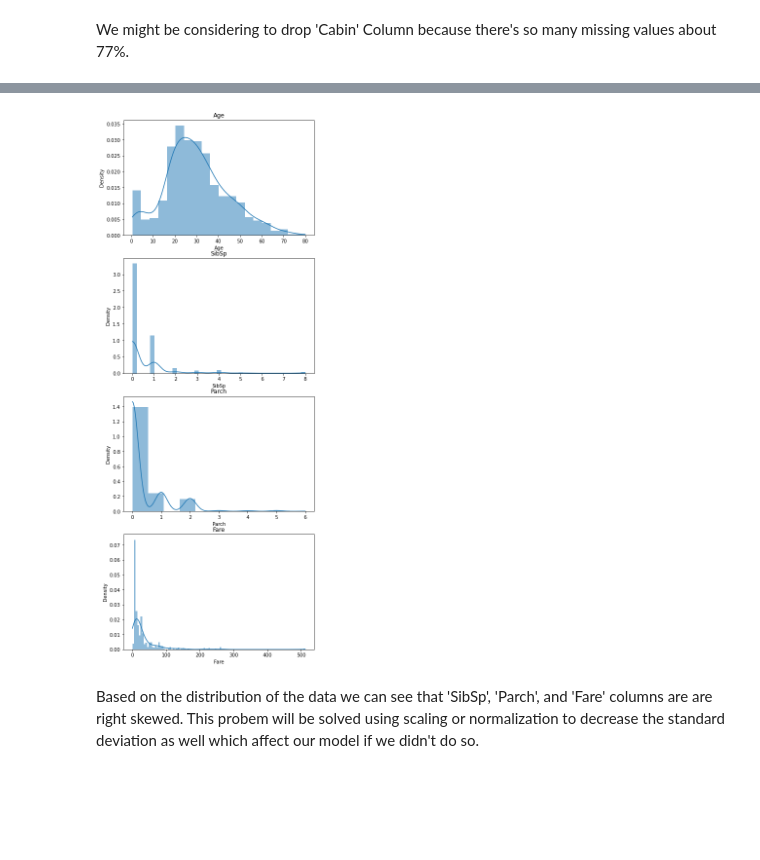
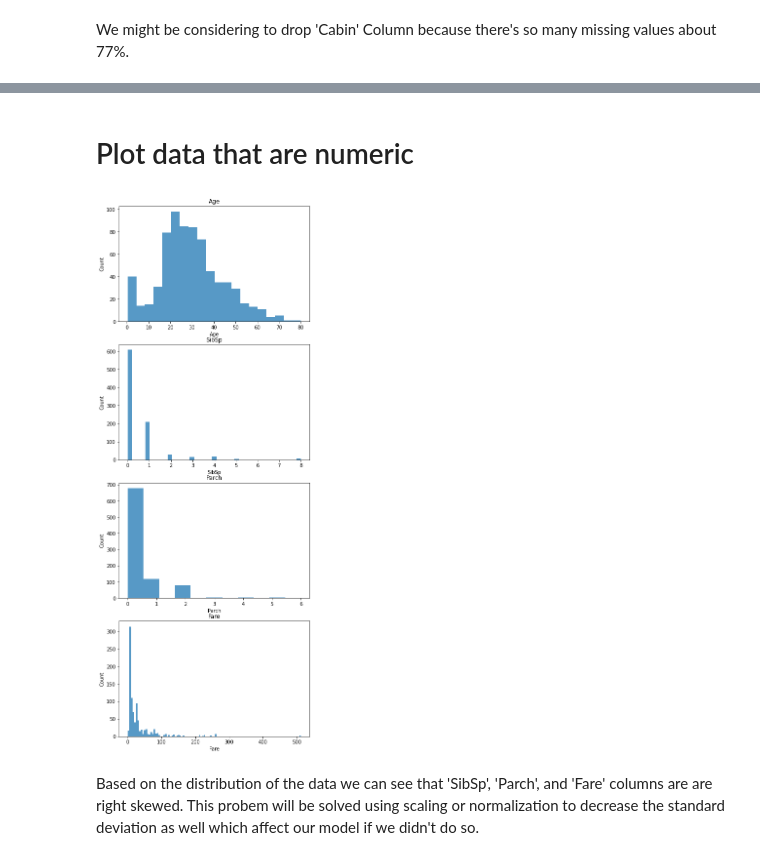
Before and after one commit to marcellinus-witarsah/dataScienceMiniProjects, a Jupyter notebook: TitanicSurvivalModel/Titanic Third.ipynb, the cells around one changed output, grey strips where cells are left out. Drawn from its saved outputs; the diff is of its cells as text; code cells hidden in the pictures; blank space fills up the shorter version.

```diff
--- a/TitanicSurvivalModel/Titanic Third.ipynb
+++ b/TitanicSurvivalModel/Titanic Third.ipynb
@@ -3,8 +36,8 @@ import pandas as pd
 import numpy as np
 # %%
 # data frame for original data
-titanic_train_ori = pd.read_csv('train.csv')
-titanic_test_ori = pd.read_csv('test.csv')
+titanic_train_ori = pd.read_csv('https://raw.githubusercontent.com/marcellinus-witarsah/dataScienceMiniProjects/main/TitanicSurvivalModel/train.csv')
+titanic_test_ori = pd.read_csv('https://raw.githubusercontent.com/marcellinus-witarsah/dataScienceMiniProjects/main/TitanicSurvivalModel/test.csv')
 
 # data frame from editing
 titanic_train = titanic_train_ori.copy()
@@ -57,3 +91,7 @@ None
 | 50% | 446.000000 | 0.000000 | 3.000000 | 28.000000 | 0.000000 | 0.000000 | 14.454200 | 0.0 |
 | 75% | 668.500000 | 1.000000 | 3.000000 | 38.000000 | 1.000000 | 0.000000 | 31.000000 | 0.0 |
 | max | 891.000000 | 1.000000 | 3.000000 | 80.000000 | 8.000000 | 6.000000 | 512.329200 | 0.0 |
+# %%
+# separate data columns that is numeric and categorical
+titanic_train_num = ['Age', 'SibSp', 'Parch', 'Fare']
+titanic_train_cat = ['Survived', 'Pclass', 'Sex', 'Ticket', 'Cabin', 'Embarked']
@@ -82,15 +125,16 @@ We might be considering to drop 'Cabin' Column because there's so many missing v
 import matplotlib.pyplot as plt
 import seaborn as sns
 %matplotlib inline
+# %% [markdown]
+# Plot data that are numeric
 # %%
-col_hist = ['Age', 'SibSp', 'Parch', 'Fare']
-fig, ax = plt.subplots(nrows=len(col_hist), figsize=[7, len(col_hist)*5])
+fig, ax = plt.subplots(nrows=len(titanic_train_num), figsize=[7, len(titanic_train_num)*5])
 
-for i, col in enumerate(col_hist):
-    sns.histplot(titanic_train[col], kde=True, stat="density", linewidth=0, ax=ax[i])
+for i, col in enumerate(titanic_train_num):
+    sns.histplot(titanic_train[col], linewidth=0, ax=ax[i])
     ax[i].set_title(col)
 plt.show()
 # %% [output]
-[figure, old version]
+[figure, new version]
 # %% [markdown]
 Based on the distribution of the data we can see that 'SibSp', 'Parch', and 'Fare' columns are are right skewed. This probem will be solved using scaling or normalization to decrease the standard deviation as well which affect our model if we didn't do so.
```
Also changed, not shown: parts of 26 cells of this notebook.
